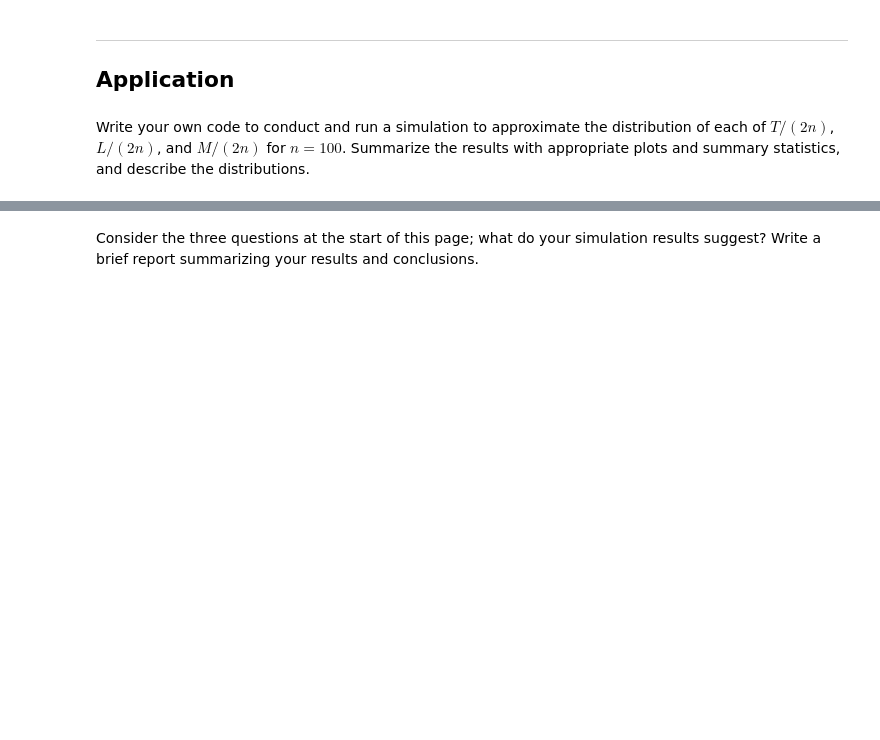
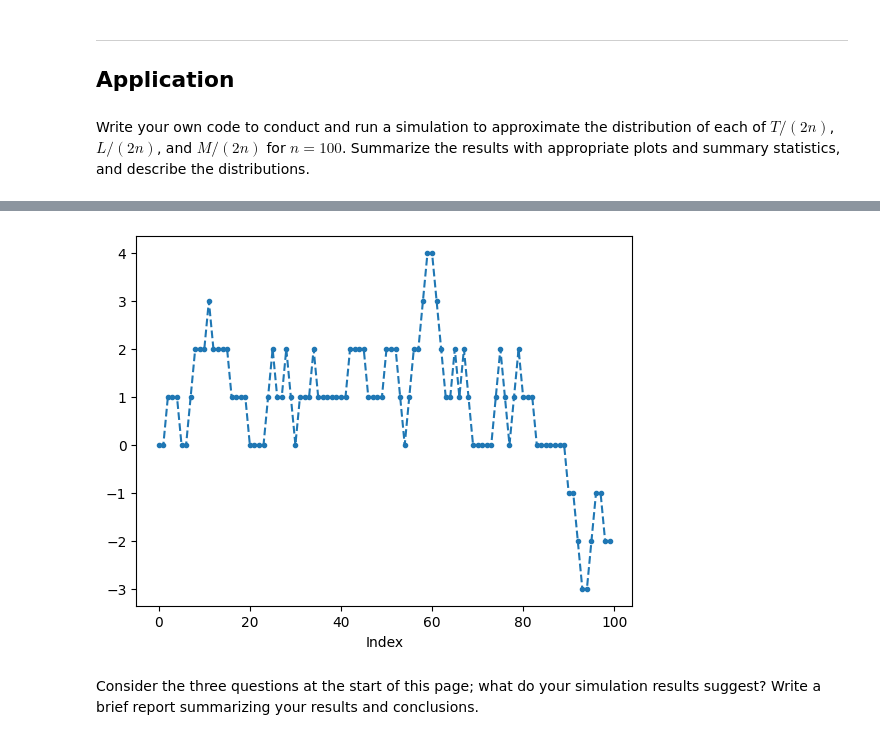
Before and after one commit to NRJaggers/Applied-Stochastic-Processes, a Jupyter notebook: Applications/1-Simple_Random_Walk/Simple_Random_Walk.ipynb, the cells around one changed output, grey strips where cells are left out. Saved outputs shown, nothing was run; the diff lists cells and outputs as text; code cells hidden in the pictures; blank space fills up the shorter version.

```diff
--- a/Applications/1-Simple_Random_Walk/Simple_Random_Walk.ipynb
+++ b/Applications/1-Simple_Random_Walk/Simple_Random_Walk.ipynb
@@ -89,2 +73,6 @@ A.sim(1).plot(alpha = 1)
+# %%
+X.sim(1).plot(alpha = 1, tmin = 0, tmax = 100)
+# %% [output]
+[figure, added]
 # %% [markdown]
 Consider the three questions at the start of this page; what do your simulation results suggest? Write a brief report summarizing your results and conclusions.
```
Also changed, not shown: parts of 5 cells of this notebook.
